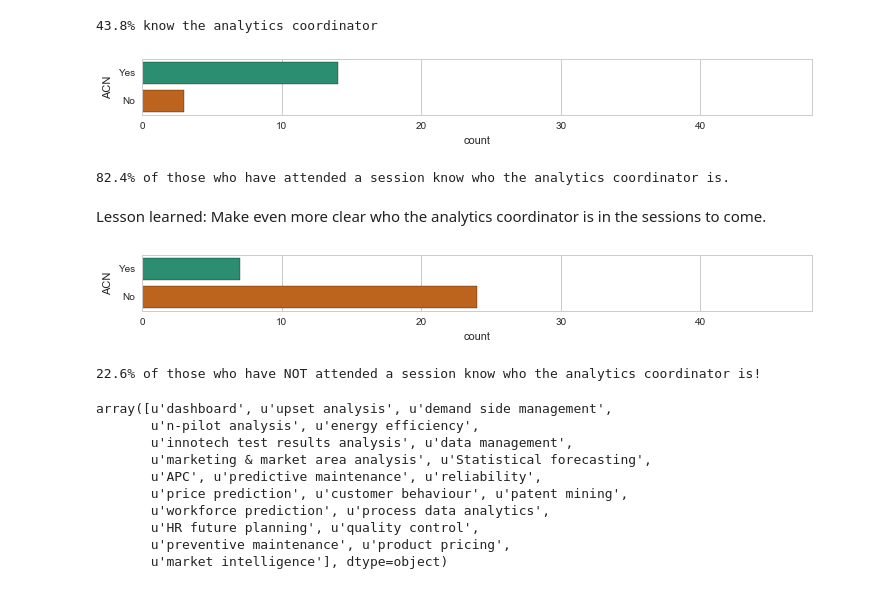
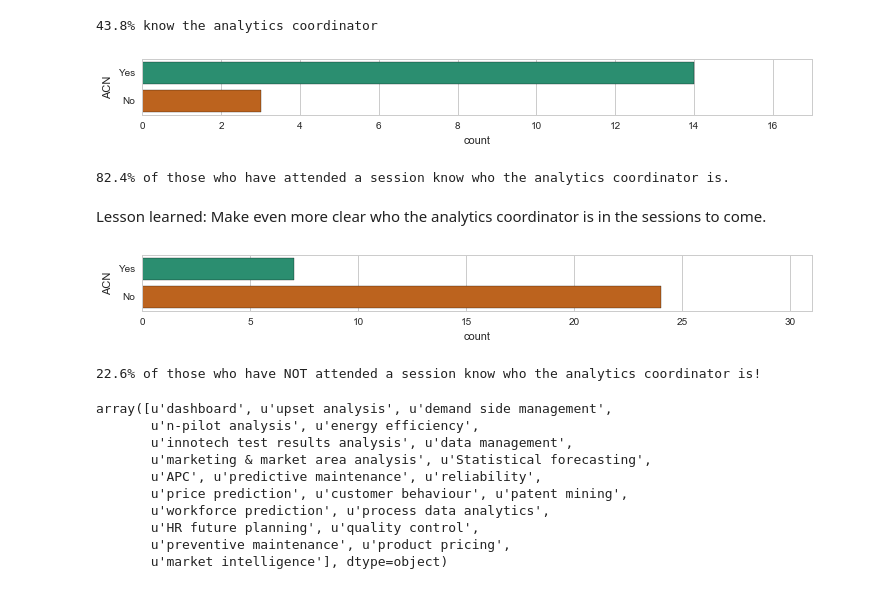
Before and after one commit to clijda/SurveyResults, a Jupyter notebook: AA Survey Results.ipynb, the cells around one changed output. Cells and saved outputs as stored; diff of their text form; code cells hidden in the pictures.

```diff
--- a/AA Survey Results.ipynb
+++ b/AA Survey Results.ipynb
@@ -76,26 +76,26 @@ print("%.1f" % pct + "% know the analytics coordinator")
 # %%
 plt.figure(figsize=(12,1))
 df_session = df[df['Session']=='Yes']
-plt.xlim(0,len(df))
+plt.xlim(0,len(df_session))
 sns.countplot(y="ACN",data=df_session,order=['Yes','No'],palette="Dark2")
 plt.show()
 pct = sum(df_session['ACN']=='Yes')*100.0/len(df_session['ACN'])
 print("%.1f" % pct + "% of those who have attended a session know who the analytics coordinator is.")
 # %% [output]
-[figure, old version]
+[figure, new version]
 82.4% of those who have attended a session know who the analytics coordinator is.
 # %% [markdown]
 Lesson learned: Make even more clear who the analytics coordinator is in the sessions to come.
 # %%
 plt.figure(figsize=(12,1))
 df_session = df[df['Session']=='No']
-plt.xlim(0,len(df))
+plt.xlim(0,len(df_session))
 sns.countplot(y="ACN",data=df_session,order=['Yes','No'],palette="Dark2")
 plt.show()
 pct = sum(df_session['ACN']=='Yes')*100.0/len(df_session['ACN'])
 print("%.1f" % pct + "% of those who have NOT attended a session know who the analytics coordinator is!")
 # %% [output]
-[figure, old version]
+[figure, new version]
 22.6% of those who have NOT attended a session know who the analytics coordinator is!
 # %%
 L=[x.split(", ") for x in df['Topic'].dropna().tolist()]
```
Also changed, not shown: parts of 4 cells of this notebook.
